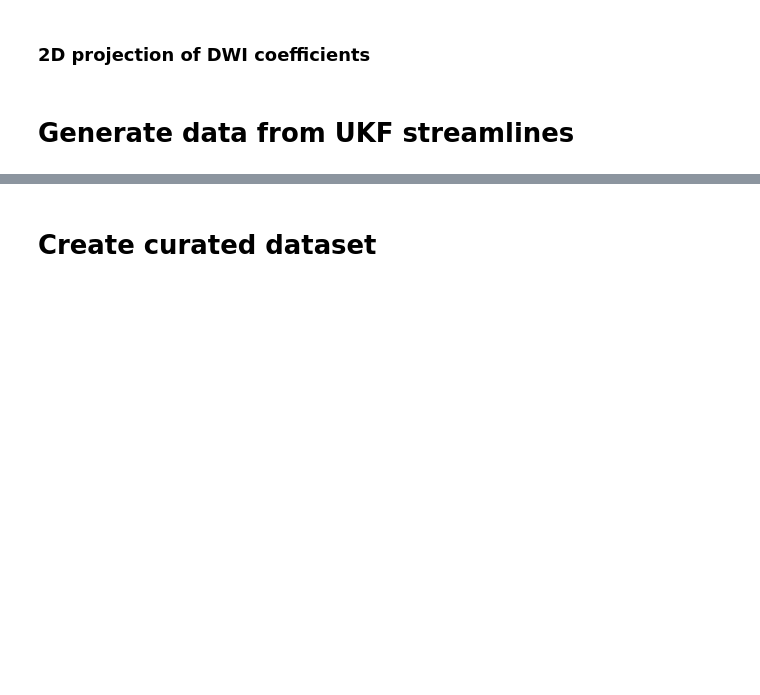
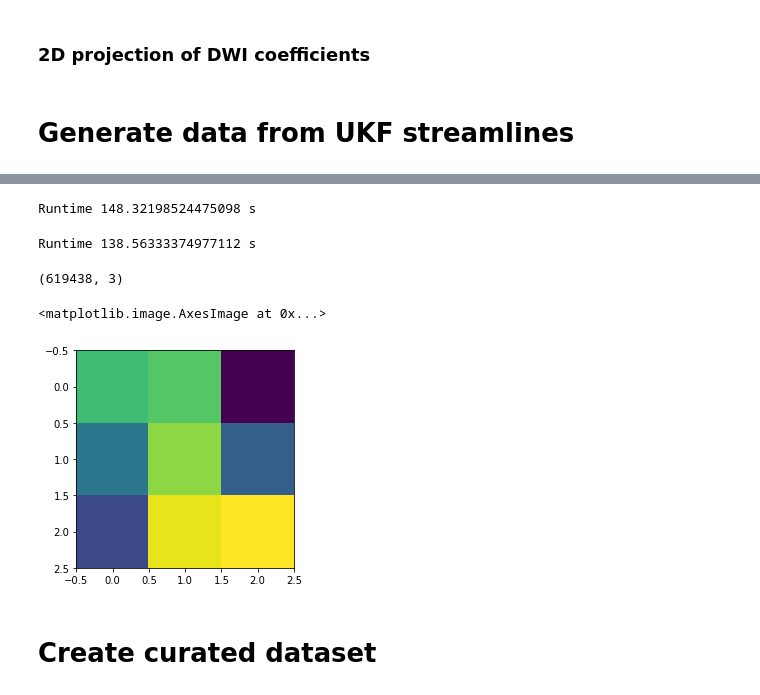
Before and after one commit to nih23/deepFibreTracking, a Jupyter notebook: 00_generateData.ipynb, the cells around one changed output, grey strips where cells are left out. Drawn from its saved outputs; the diff is of its cells as text; code cells hidden in the pictures; blank space fills up the shorter version.

```diff
--- a/00_generateData.ipynb
+++ b/00_generateData.ipynb
@@ -546,5 +704,5 @@ dwi_tools.visStreamlines(streamlines_imageCS, dwi_subset[:,:,:,0])
 # %%
-sl_r = np.random.choice(streamlines,30000, replace=False)
+sl_r = np.random.choice(streamlines_curated,3000, replace=False)
 # %%
 b_value = 1000
 sh_order = 8
@@ -563,17 +721,43 @@ gtab_singleShell_withb0 = gradient_table(bvals=bvals_singleShell_withb0, bvecs=b
 wholebrainseeds = seeds_from_mask(binarymask, affine=aff)
 # %%
 data_sh = dwi_tools.get_spherical_harmonics_coefficients(bvals=bvals_subset,bvecs=bvecs_subset,sh_order=sh_order, dwi=dwi_subset, b0 = b0)
+# %%
+noX = 3
+noY = 3
+noZ = 3
+coordinateScaling = 1
+noCrossingFibres = 1
+
+import importlib
+importlib.reload(dwi_tools)
+import src.dwi_tools as dwi_tools
+
+start_time = time.time()
+interpolatedDWISubvolume, directionToPreviousStreamlinePoint, directionToNextStreamlinePoint, interpolatedDWISubvolumePast = dwi_tools.generateTrainingData(sl_r, dwi_subset_ressampled, unitTension = False, affine=aff, noX=noX,noY=noY,noZ=noZ,coordinateScaling=coordinateScaling,distToNeighbours=1, noCrossings = noCrossingFibres, step = 1)
+runtime = time.time() - start_time
+print('Runtime ' + str(runtime) + ' s ')
+# %% [output]
+Runtime 148.32198524475098 s
 # %%
 import importlib
 importlib.reload(dwi_tools)
 import src.dwi_tools as dwi_tools
 
-rawData = data_sh
-
 start_time = time.time()
-train_DWI,train_prevDirection, train_nextDirection = dwi_tools.generateTrainingData(sl_r, rawData, unitTension = True, affine=aff, noX=noX,noY=noY,noZ=noZ,coordinateScaling=coordinateScaling,distToNeighbours=1, noCrossings = noCrossingFibres, step = 1)
+interpolatedDWISubvolume2, directionToPreviousStreamlinePoint2, directionToNextStreamlinePoint2, interpolatedDWISubvolumePast2 = dwi_tools.generateTrainingData(sl_r, dwi_subset_ressampled, unitTension = False, affine=aff, noX=noX,noY=noY,noZ=noZ,coordinateScaling=coordinateScaling,distToNeighbours=1, noCrossings = noCrossingFibres, step = 1, generateRandomData = True)
 runtime = time.time() - start_time
 print('Runtime ' + str(runtime) + ' s ')
+# %% [output]
+Runtime 138.56333374977112 s
+# %%
+np.concatenate((directionToPreviousStreamlinePoint,directionToPreviousStreamlinePoint2)).shape
+# %% [output]
+(619438, 3)
+# %%
+plt.imshow(interpolatedDWISubvolume[99,:,:,2,9])
+# %% [output]
+<matplotlib.image.AxesImage at 0x...>
+[figure, added]
 # %%
 trackingMethod = 'ukf_b1000real'
 # %%
```
Also changed, not shown: parts of 83 cells of this notebook, 10 other files.
